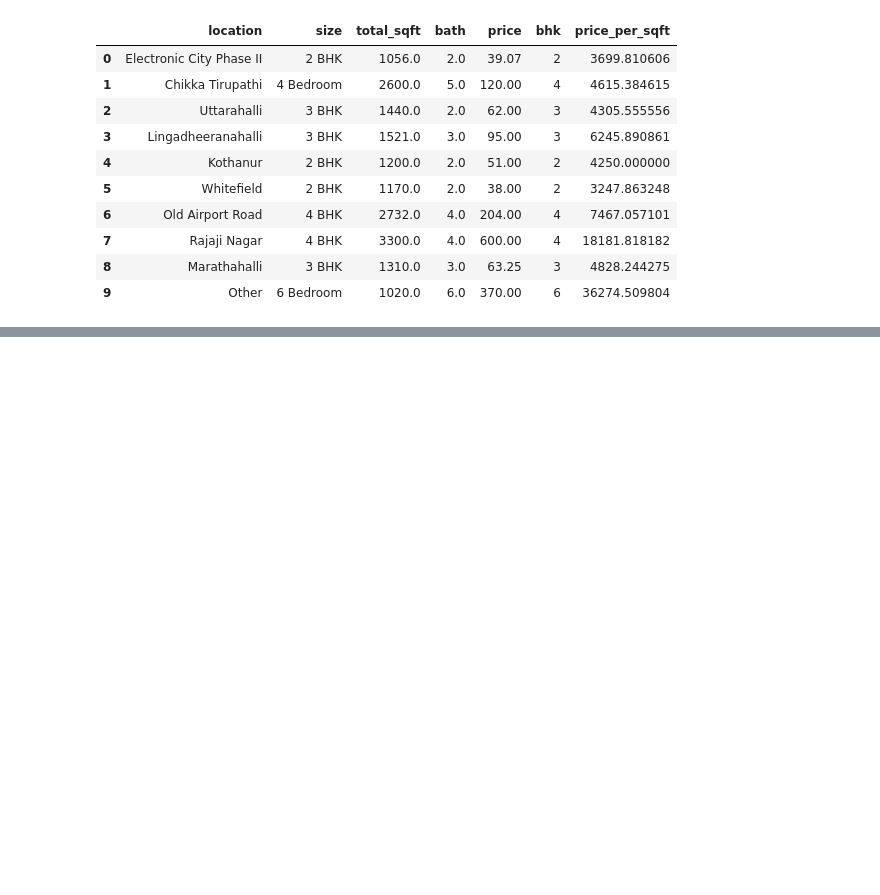
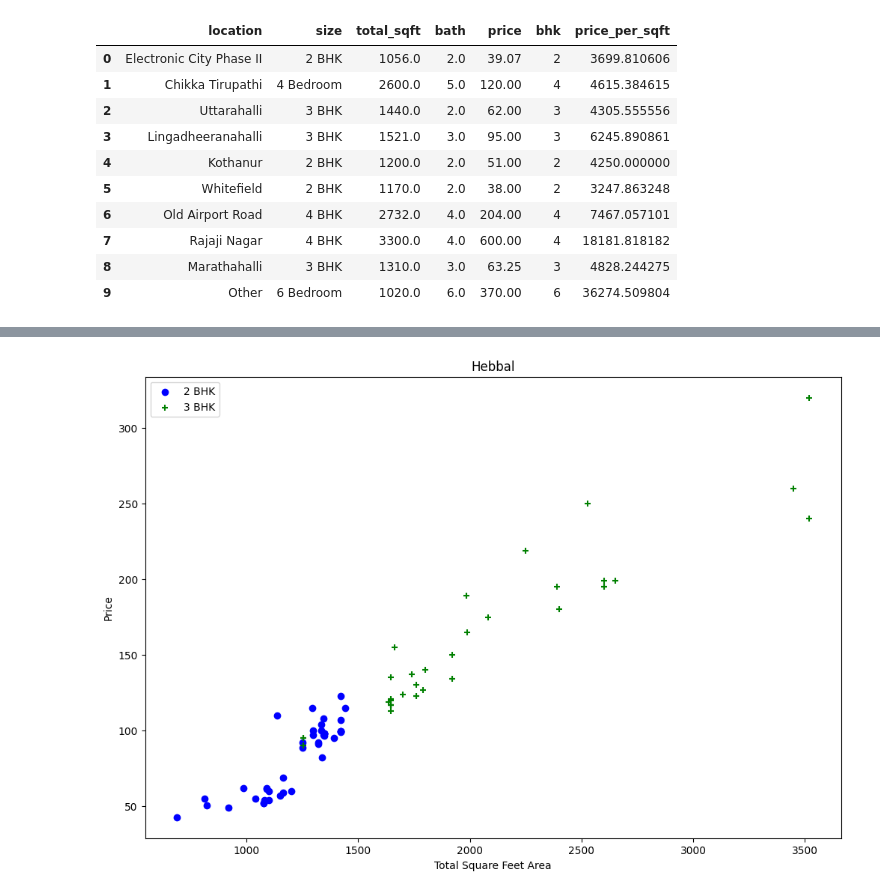
Before and after one commit to fareed23/machine-learning, a Jupyter notebook: 20_project/house_price_prediction.ipynb, the cells around one changed output, grey strips where cells are left out. Saved outputs shown, nothing was run; the diff lists cells and outputs as text; code cells hidden in the pictures; blank space fills up the shorter version.

```diff
--- a/20_project/house_price_prediction.ipynb
+++ b/20_project/house_price_prediction.ipynb
@@ -308,0 +436,4 @@ df5.head(10)
+# %%
+plot_scatter_chart(df8, 'Hebbal')
+# %% [output]
+[figure, added]
```
Also changed, not shown: parts of 32 cells of this notebook.
